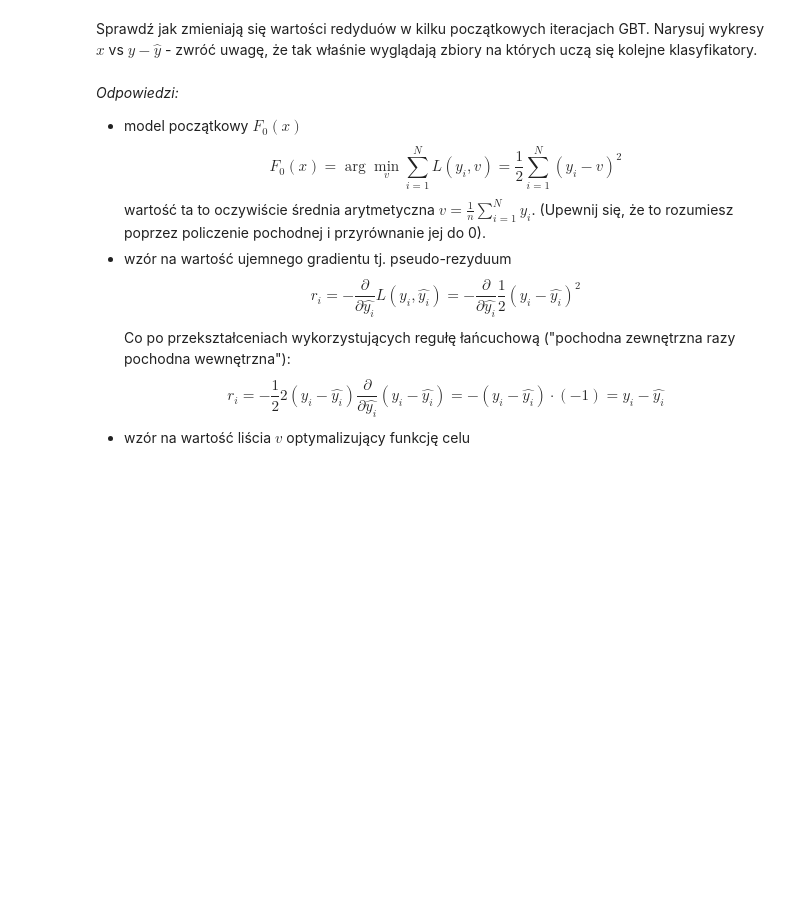
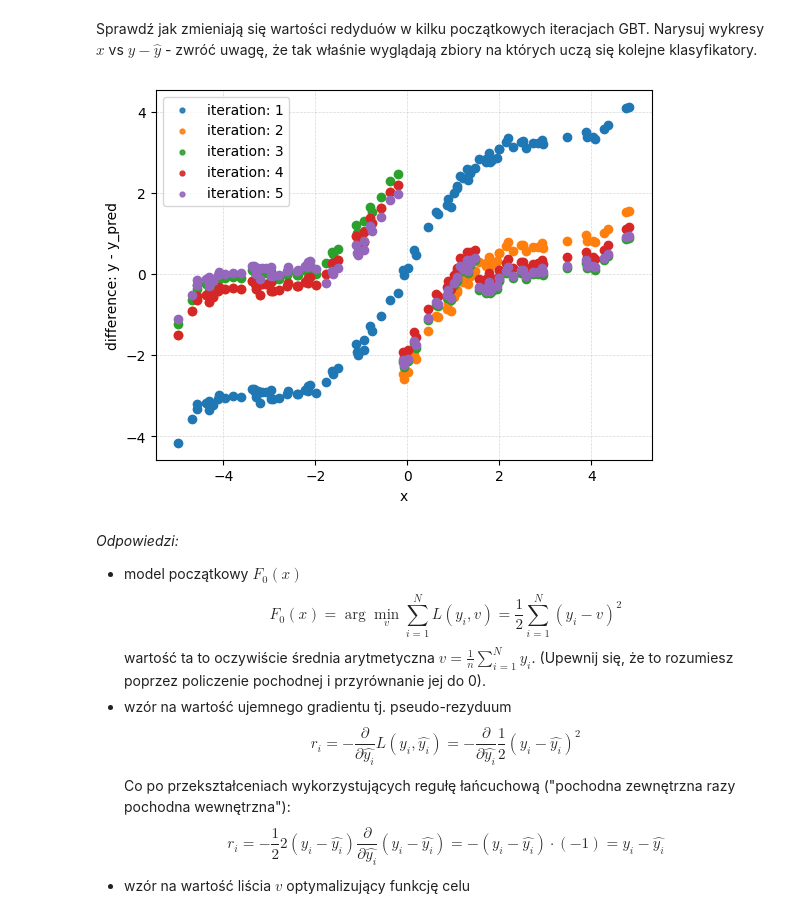
Before and after one commit to Mimikkk/study-master-2023-sus, a Jupyter notebook: exercise-10-gradient-boosting/notebook.ipynb, the cells around one changed output. Cells and saved outputs as stored; diff of their text form; code cells hidden in the pictures; blank space fills up the shorter version.

```diff
--- a/exercise-10-gradient-boosting/notebook.ipynb
+++ b/exercise-10-gradient-boosting/notebook.ipynb
@@ -91,3 +102,18 @@ raise NotImplementedError()
+# %%
+gbt = GBTRegressor()
+gbt.fit(X, y)
+
+for (i, residual) in enumerate(gbt.residuals[:5]):
+  plt.plot(X, residual, 'o')
+  plt.scatter(X, residual, s=12, alpha=0.9, label=f'iteration: {i + 1}')
+
+plt.grid(linestyle='--', linewidth=0.5, alpha=0.5)
+plt.xlabel('x')
+plt.ylabel('difference: y - y_pred')
+plt.legend()
+plt.show()
+# %% [output]
+[figure, added]
 # %% [markdown]
 *Odpowiedzi:*
 - model początkowy $F_0(x)$
```
Also changed, not shown: parts of 27 cells of this notebook.
